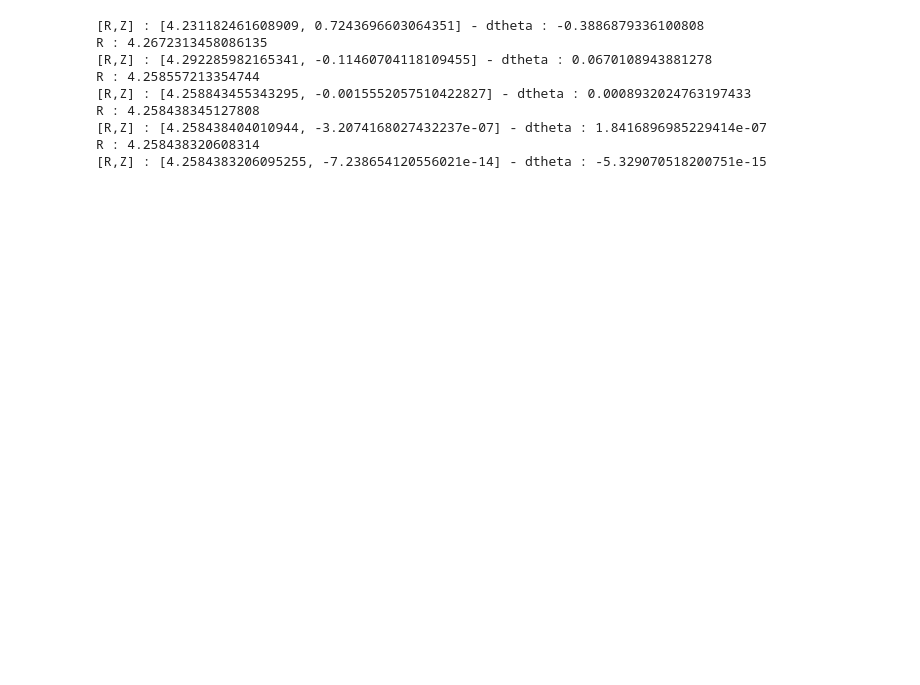
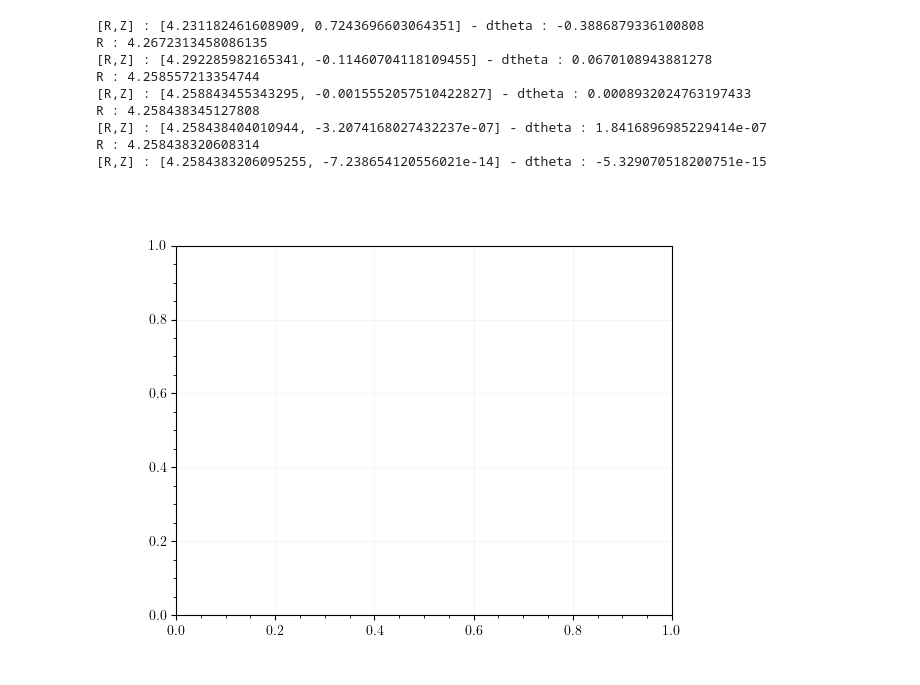
Before and after one commit to Akitzu/masterthesis, a Jupyter notebook: runs/squared-3-2/unperturbed.ipynb, the cells around one changed output. Drawn from its saved outputs; the diff is of its cells as text; code cells hidden in the pictures; blank space fills up the shorter version.

```diff
--- a/runs/squared-3-2/unperturbed.ipynb
+++ b/runs/squared-3-2/unperturbed.ipynb
@@ -126,3 +130,7 @@ R : 4.258438345127808
 [R,Z] : [4.258438404010944, -3.2074168027432237e-07] - dtheta : 1.8416896985229414e-07
 R : 4.258438320608314
 [R,Z] : [4.2584383206095255, -7.238654120556021e-14] - dtheta : -5.329070518200751e-15
+# %%
+fig_perturbed, ax_perturbed = plt.subplots()
+# %% [output]
+[figure, added]
```
Also changed, not shown: parts of 58 cells of this notebook, 21 other files.
